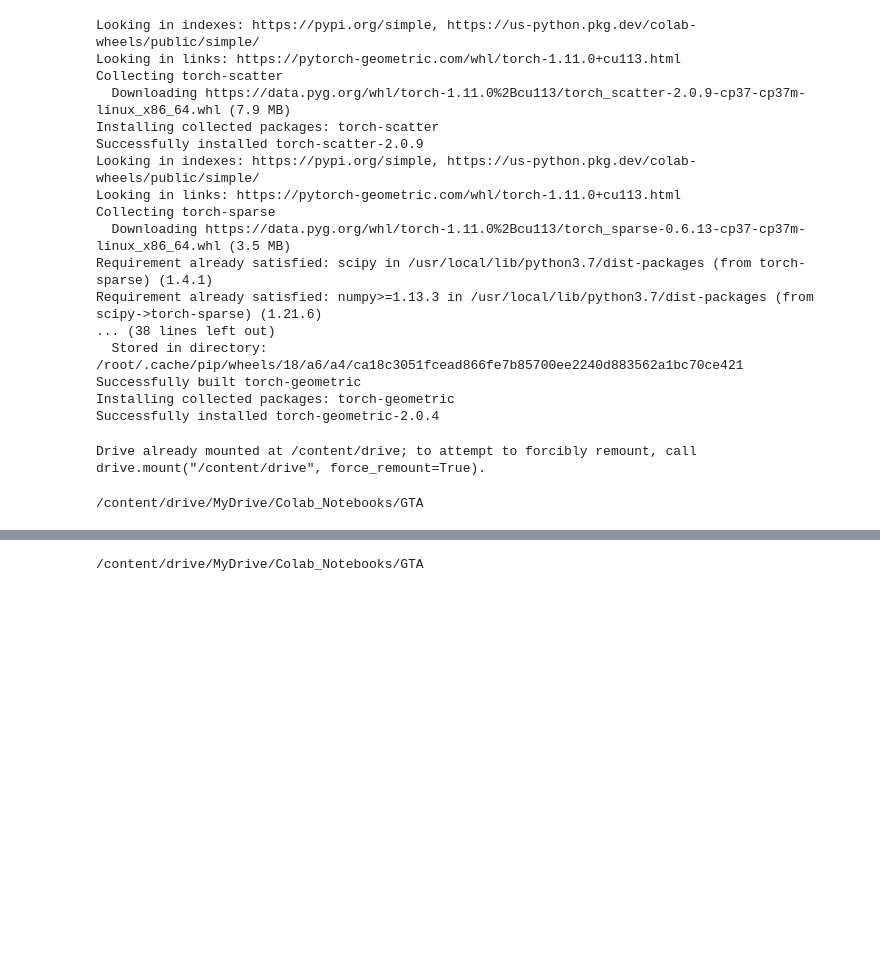
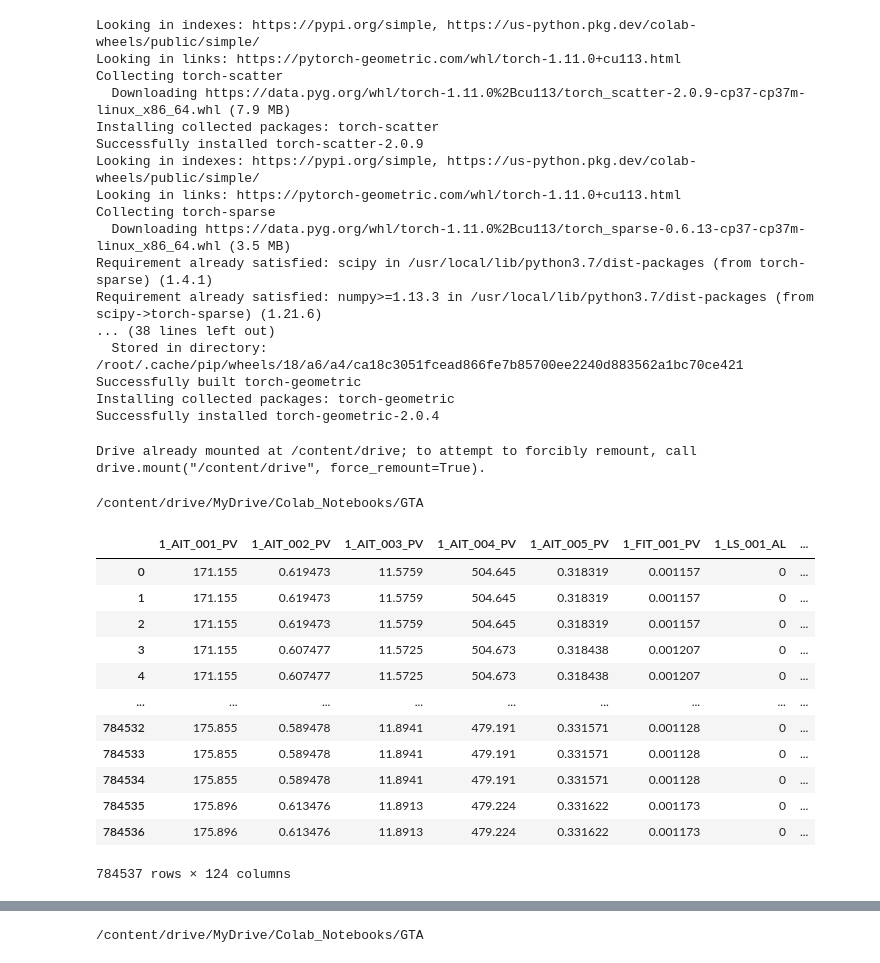
Before and after one commit to lekiho/NSR_AD, a Jupyter notebook: GTA_wadi.ipynb, the cells around one changed output, grey strips where cells are left out. Cells and saved outputs as stored; diff of their text form; code cells hidden in the pictures; blank space fills up the shorter version.

```diff
--- a/GTA_wadi.ipynb
+++ b/GTA_wadi.ipynb
@@ -221,9 +219,5 @@ pd.DataFrame(x_train.isnull().sum())
 # %%
-x_train.drop(['2_LS_001_AL','2_LS_002_AL','2_P_001_STATUS','2_P_002_STATUS'], axis=1, inplace=True)
+# x_train.drop(['2_LS_001_AL','2_LS_002_AL','2_P_001_STATUS','2_P_002_STATUS'], axis=1, inplace=True)
-# %%
-x_train.dropna(axis=0,inplace=True)
-# %%
-x_train.reset_index(inplace=True,drop=True)
 # %%
 pd.DataFrame(x_train.isnull().sum())
 # %%
@@ -258,3 +250,19 @@ attack_data.reset_index(inplace=True, drop=True)
 # attack_data.drop(['Attack LABLE (1:No Attack, -1:Attack)'], axis=1, inplace = True)
 # %%
 # attack_data.to_csv('/content/drive/MyDrive/Colab_Notebooks/GTA/data/rename/WADI_attackdata_colab.csv')
+# %%
+x_train
+# %% [output]
+|  | 1_AIT_001_PV | 1_AIT_002_PV | 1_AIT_003_PV | 1_AIT_004_PV | 1_AIT_005_PV | 1_FIT_001_PV | 1_LS_001_AL | ... |
+| 0 | 171.155 | 0.619473 | 11.5759 | 504.645 | 0.318319 | 0.001157 | 0 | ... |
+| 1 | 171.155 | 0.619473 | 11.5759 | 504.645 | 0.318319 | 0.001157 | 0 | ... |
+| 2 | 171.155 | 0.619473 | 11.5759 | 504.645 | 0.318319 | 0.001157 | 0 | ... |
+| 3 | 171.155 | 0.607477 | 11.5725 | 504.673 | 0.318438 | 0.001207 | 0 | ... |
+| 4 | 171.155 | 0.607477 | 11.5725 | 504.673 | 0.318438 | 0.001207 | 0 | ... |
+| ... | ... | ... | ... | ... | ... | ... | ... | ... |
+| 784532 | 175.855 | 0.589478 | 11.8941 | 479.191 | 0.331571 | 0.001128 | 0 | ... |
+| 784533 | 175.855 | 0.589478 | 11.8941 | 479.191 | 0.331571 | 0.001128 | 0 | ... |
+| 784534 | 175.855 | 0.589478 | 11.8941 | 479.191 | 0.331571 | 0.001128 | 0 | ... |
+| 784535 | 175.896 | 0.613476 | 11.8913 | 479.224 | 0.331622 | 0.001173 | 0 | ... |
+| 784536 | 175.896 | 0.613476 | 11.8913 | 479.224 | 0.331622 | 0.001173 | 0 | ... |
+784537 rows × 124 columns
```
Also changed, not shown: parts of 79 cells of this notebook.
